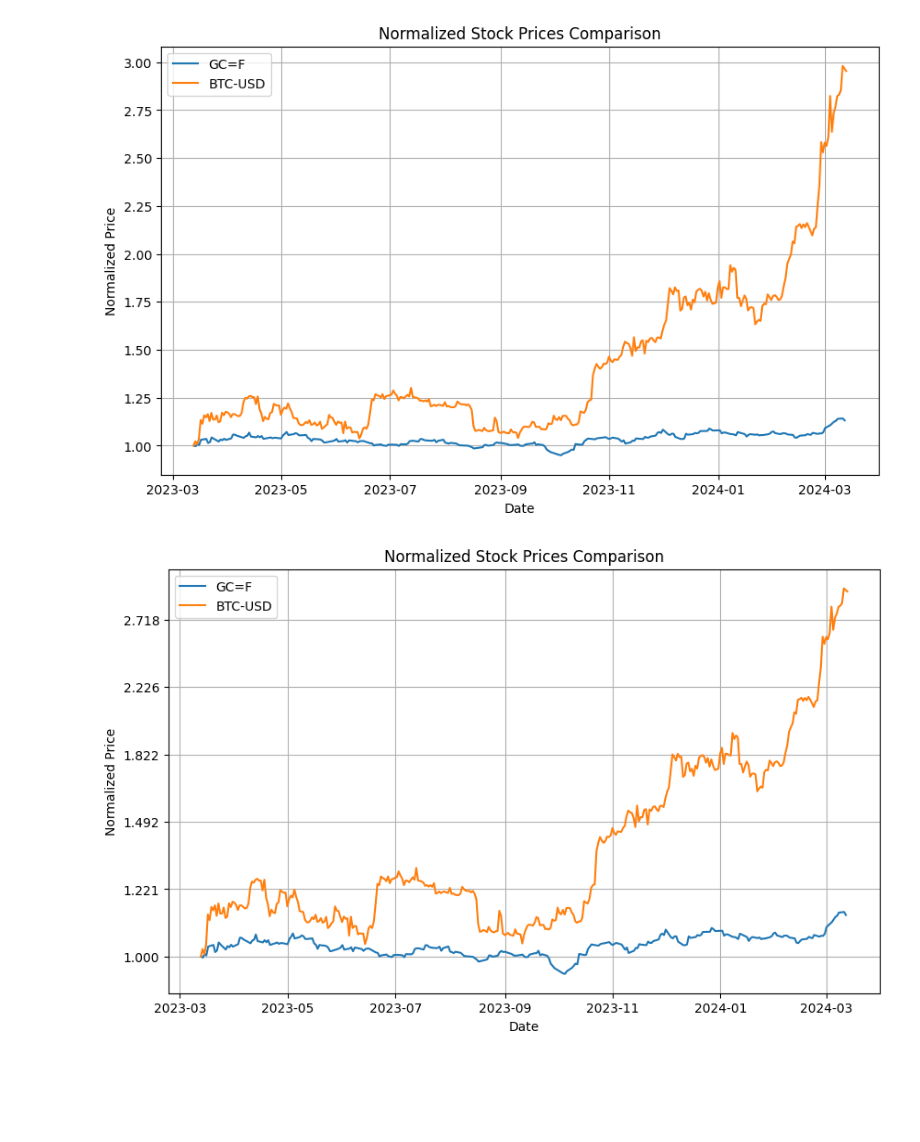
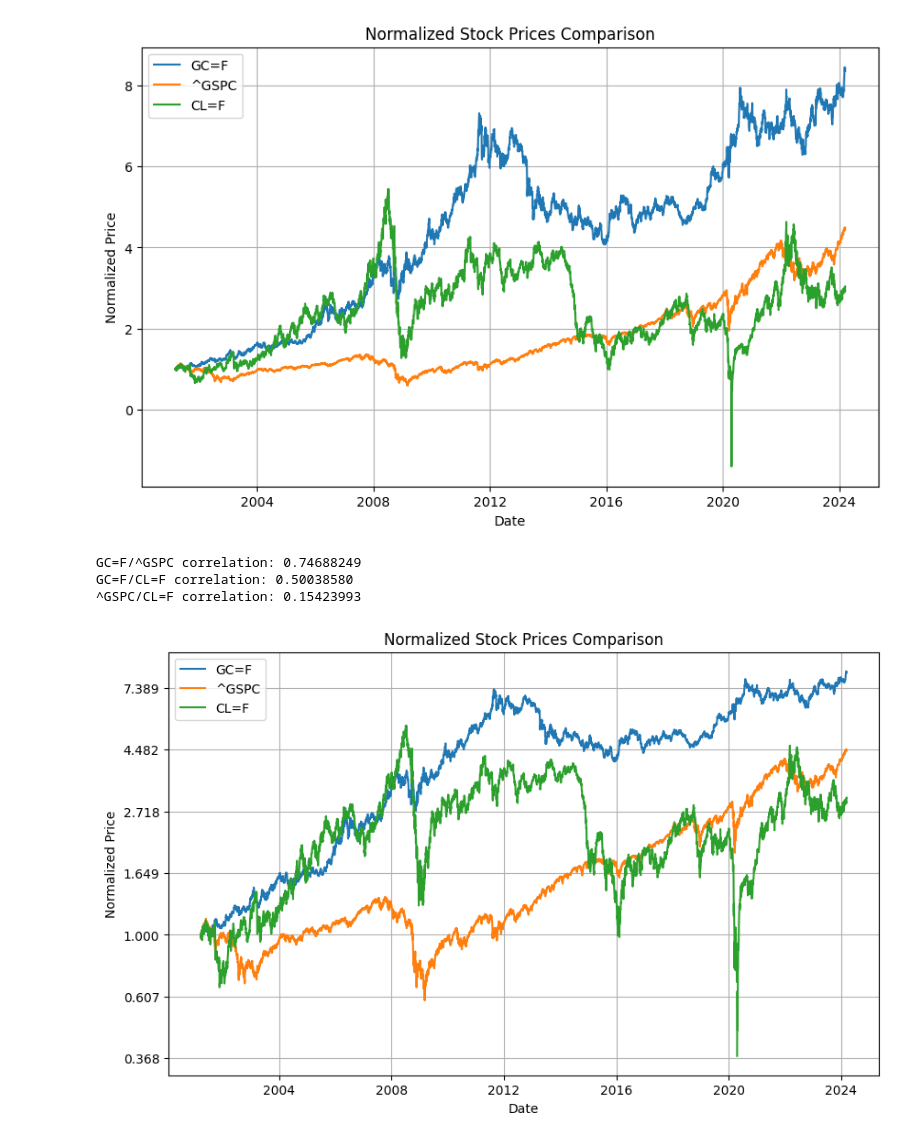
Before and after one commit to ivandimitrovkyulev/Notebooks, a Jupyter notebook: sample/comparison.ipynb, the cells around one changed output. Cells and saved outputs as stored; diff of their text form; code cells hidden in the pictures; blank space fills up the shorter version.

Commit message:
Working scripts, added correlation functionalities, added README file.

```diff
--- a/sample/comparison.ipynb
+++ b/sample/comparison.ipynb
@@ -10,16 +10,21 @@ from src import utils, plotting
 pd.set_option('display.float_format', '{:,.2f}'.format)
 # %%
 ticker_1 = "GC=F"
-ticker_2 = "BTC-USD"
-period = "1y"
+ticker_2 = "^GSPC"
+ticker_3 = "CL=F"
+period = "23y"
 stock_1 = yf.Ticker(ticker_1.upper()).history(period=period).dropna()
 stock_2 = yf.Ticker(ticker_2.upper()).history(period=period).dropna()
+stock_3 = yf.Ticker(ticker_3.upper()).history(period=period).dropna()
 # %%
 from src.plotting import plot_n_chart_comparison
-plot_n_chart_comparison([(ticker_1, stock_1), (ticker_2, stock_2)], log_scale=False)
+plot_n_chart_comparison([(ticker_1, stock_1), (ticker_2, stock_2), (ticker_3, stock_3)], log_scale=False)
 # %% [output]
-[figure, old version]
+[figure, new version]
+GC=F/^GSPC correlation: 0.74688249
+GC=F/CL=F correlation: 0.50038580
+^GSPC/CL=F correlation: 0.15423993
 # %%
-plot_n_chart_comparison([(ticker_1, stock_1), (ticker_2, stock_2)], log_scale=True)
+plot_n_chart_comparison([(ticker_1, stock_1), (ticker_2, stock_2), (ticker_3, stock_3)], log_scale=True)
 # %% [output]
-[figure, old version]
+[figure, new version]
```
Also changed, not shown: 5 other files.
